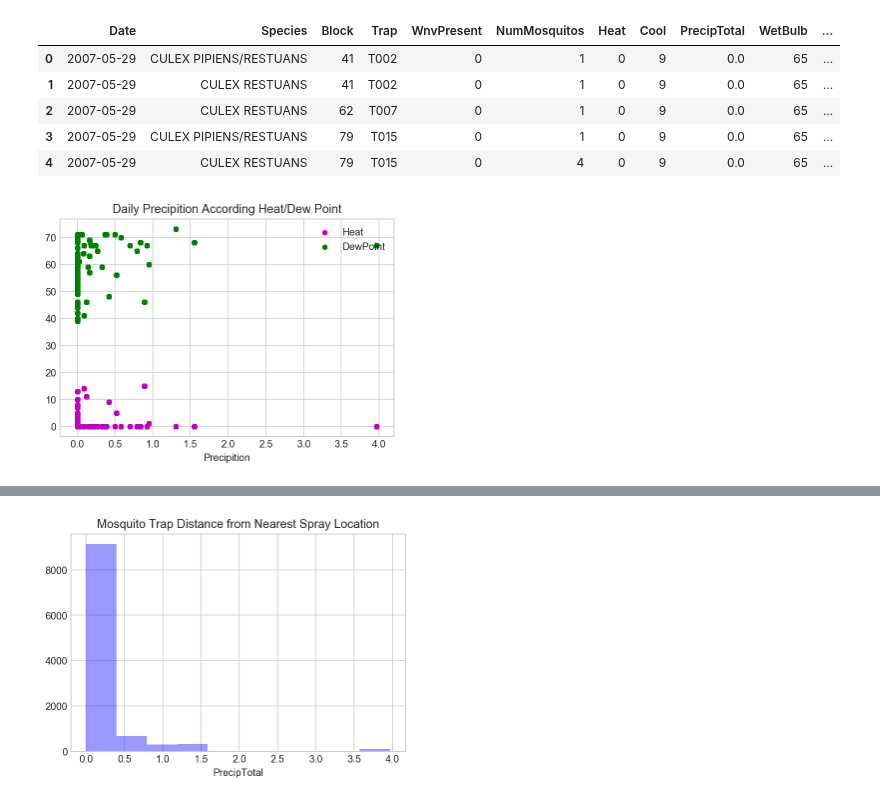
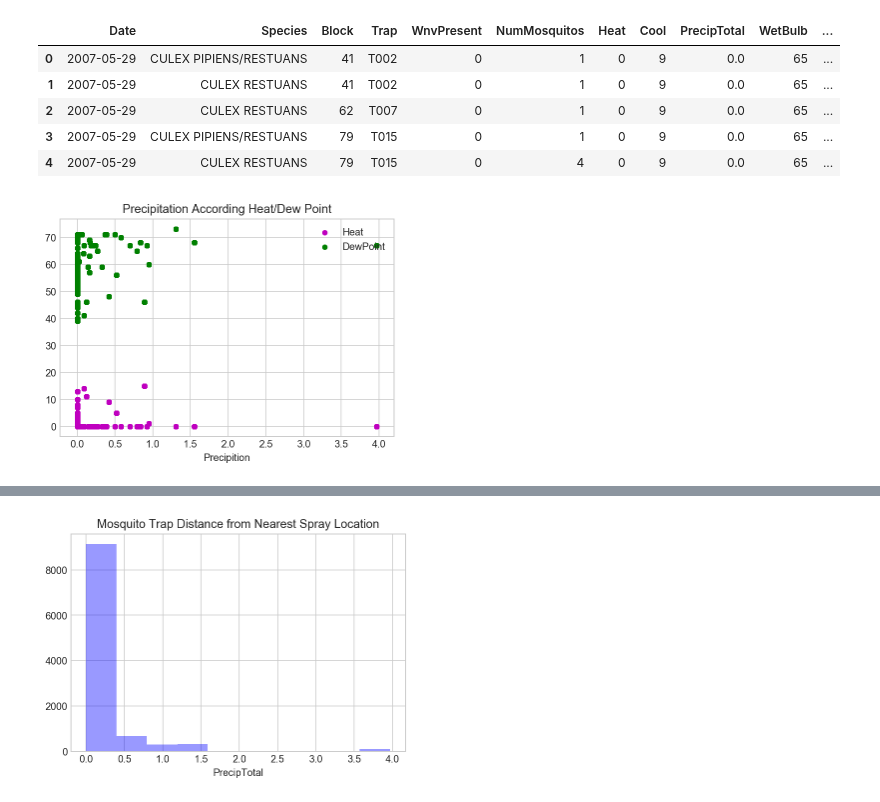
Before and after one commit to reef87/Predicting-West-Nile-Virus-Outbreaks-in-Chicago, a Jupyter notebook: code/project-4-wnv-nb1.ipynb, the cells around one changed output, grey strips where cells are left out. Saved outputs shown, nothing was run; the diff lists cells and outputs as text; code cells hidden in the pictures.

Commit message:
added some data visualization

```diff
--- a/code/project-4-wnv-nb1.ipynb
+++ b/code/project-4-wnv-nb1.ipynb
@@ -213,16 +268,16 @@ train_mrg[['Date','Species','Block','Trap',
 # %%
 fig = plt.figure()
 ax1 = fig.add_subplot(111)
 
 precip = train_mrg['PrecipTotal']
 heat = train_mrg['Heat']
 dew = train_mrg['DewPoint']
 
 ax1.scatter(precip, heat, s=20, c='m', marker="o", label='Heat')
 ax1.scatter(precip, dew, s=20, c='green', marker="o", label='DewPoint')
 plt.legend(loc='upper right');
-plt.title('Daily Precipition According Heat/Dew Point')
+plt.title('Precipitation According Heat/Dew Point')
 #plt.ylabel('Heat')
 plt.xlabel('Precipition');
 # %% [output]
-[figure, old version]
+[figure, new version]
```
Also changed, not shown: parts of 9 cells of this notebook.
